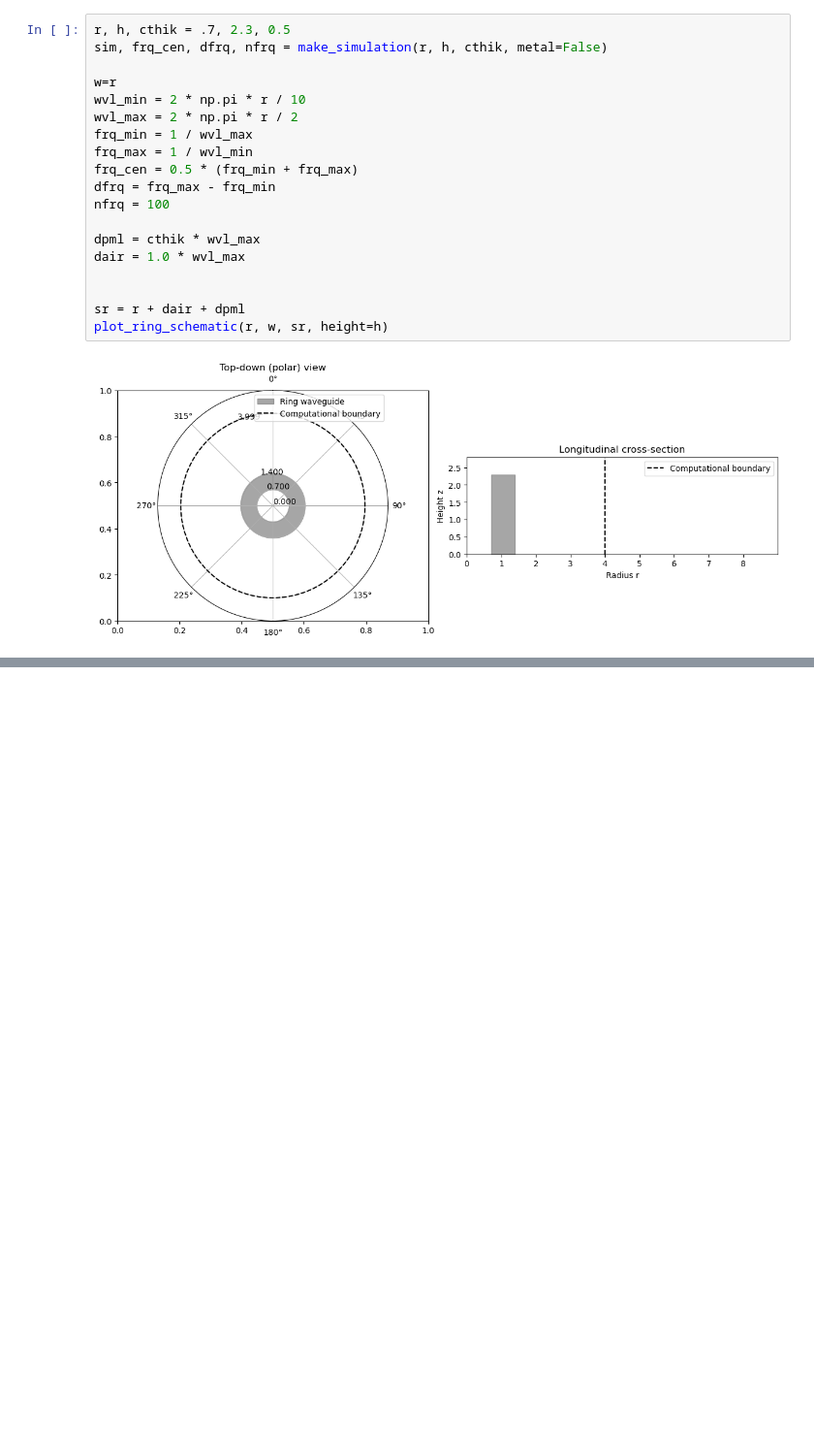
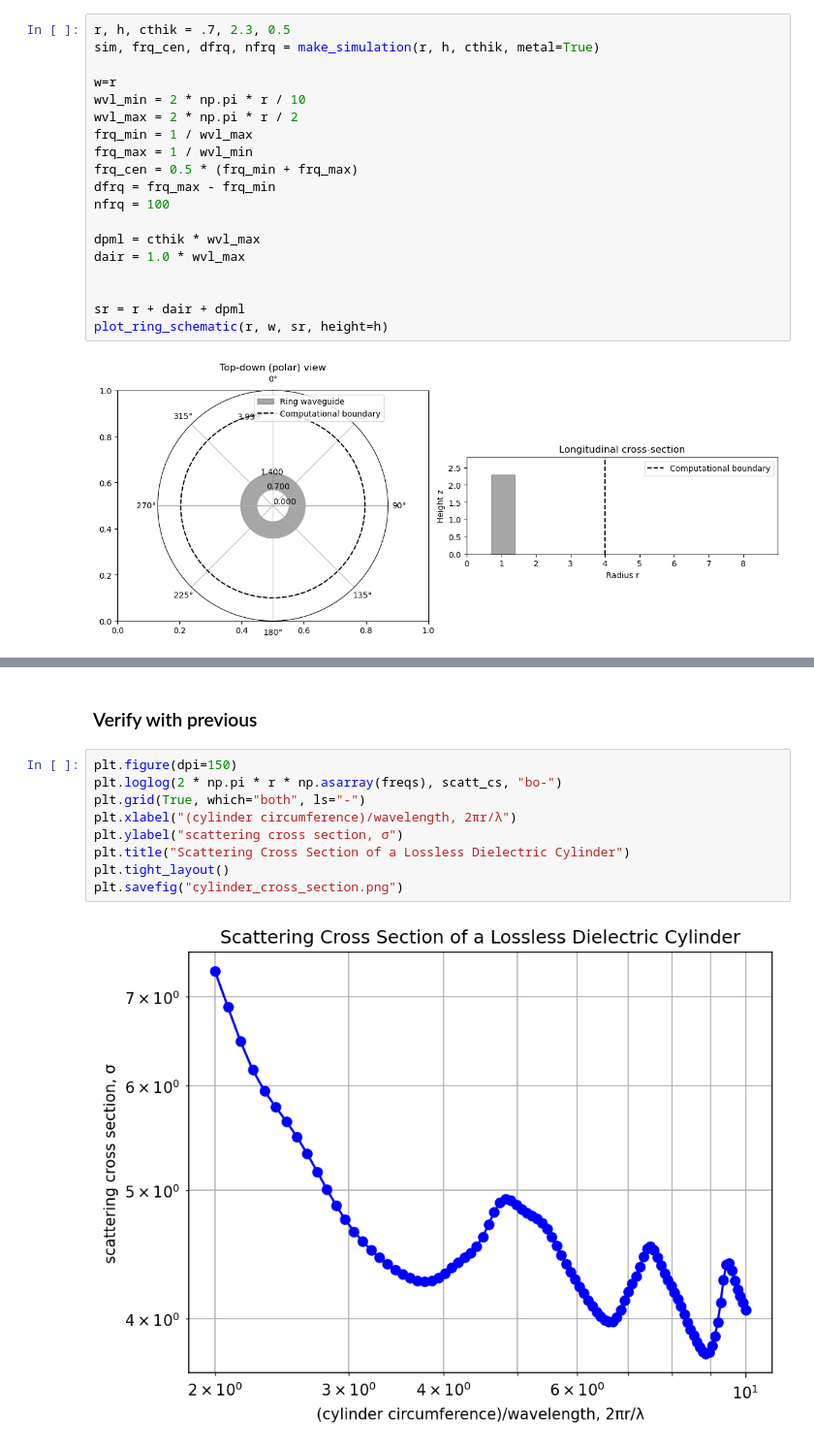
Before and after one commit to asiaat/meep, a Jupyter notebook: python/examples/horn-antenna/cyl_cross_sec_modules.ipynb, the cells around one changed output, grey strips where cells are left out. Shown at 97% size. Saved outputs shown, nothing was run; the diff lists cells and outputs as text; blank space fills up the shorter version.

```diff
--- a/python/examples/horn-antenna/cyl_cross_sec_modules.ipynb
+++ b/python/examples/horn-antenna/cyl_cross_sec_modules.ipynb
@@ -127,7 +117,7 @@ def plot_ring_schematic(r, w, sr, height=1):
 Make simulation and show the geometry of simaltion object
 # %%
 r, h, cthik = .7, 2.3, 0.5
-sim, frq_cen, dfrq, nfrq = make_simulation(r, h, cthik, metal=False)
+sim, frq_cen, dfrq, nfrq = make_simulation(r, h, cthik, metal=True)
 
 w=r
 wvl_min = 2 * np.pi * r / 10
@@ -148,0 +266,13 @@ plot_ring_schematic(r, w, sr, height=h)
+# %% [markdown]
+### Verify with previous
+# %%
+plt.figure(dpi=150)
+plt.loglog(2 * np.pi * r * np.asarray(freqs), scatt_cs, "bo-")
+plt.grid(True, which="both", ls="-")
+plt.xlabel("(cylinder circumference)/wavelength, 2πr/λ")
+plt.ylabel("scattering cross section, σ")
+plt.title("Scattering Cross Section of a Lossless Dielectric Cylinder")
+plt.tight_layout()
+plt.savefig("cylinder_cross_section.png")
+# %% [output]
+[figure, added]
```
Also changed, not shown: parts of 17 cells of this notebook, 2 other files.
